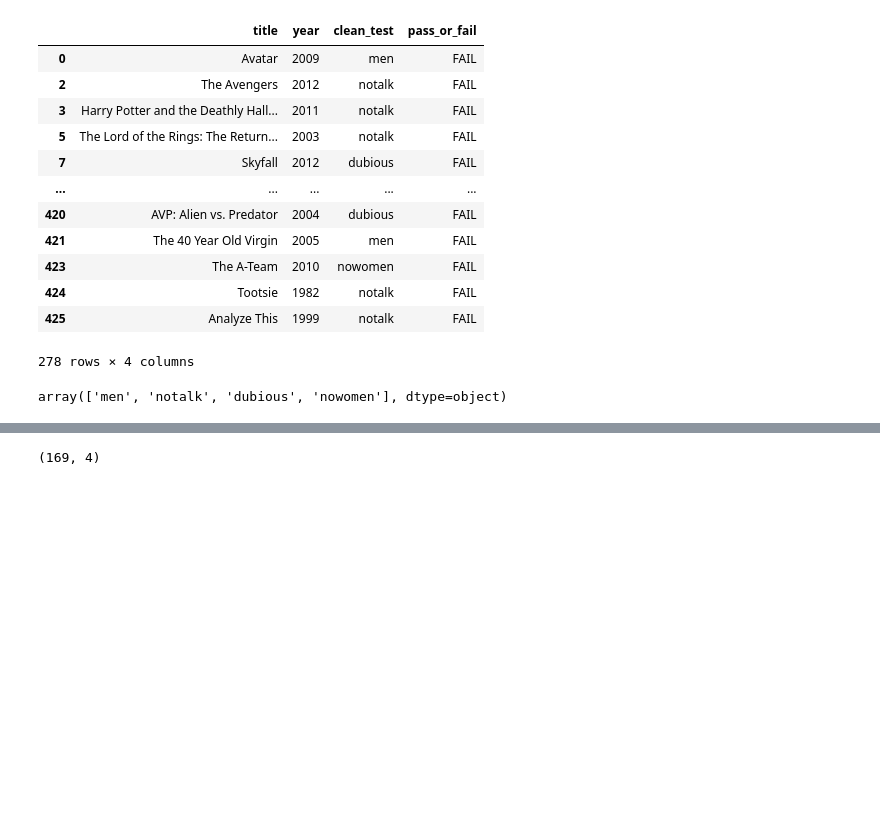
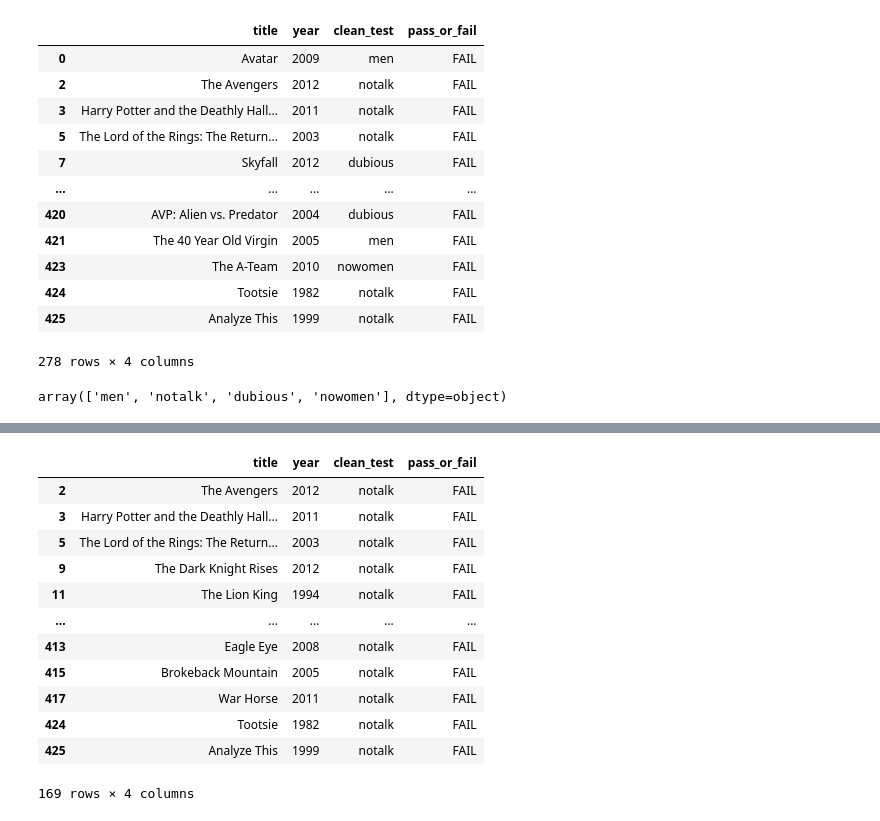
Before and after one commit to Slmudd02/Bechdel_Test, a Jupyter notebook: Bechdel_test_project-checkpoint.ipynb, the cells around one changed output, grey strips where cells are left out. Cells and saved outputs as stored; diff of their text form; code cells hidden in the pictures; blank space fills up the shorter version.

```diff
--- a/Bechdel_test_project-checkpoint.ipynb
+++ b/Bechdel_test_project-checkpoint.ipynb
@@ -225,7 +271,19 @@ men.shape
 # %%
 notalk = failed.loc[failed.clean_test == 'notalk',:]
-notalk.shape
+notalk
 # %% [output]
+|  | title | year | clean_test | pass_or_fail |
+| 2 | The Avengers | 2012 | notalk | FAIL |
+| 3 | Harry Potter and the Deathly Hall... | 2011 | notalk | FAIL |
+| 5 | The Lord of the Rings: The Return... | 2003 | notalk | FAIL |
+| 9 | The Dark Knight Rises | 2012 | notalk | FAIL |
+| 11 | The Lion King | 1994 | notalk | FAIL |
+| ... | ... | ... | ... | ... |
+| 413 | Eagle Eye | 2008 | notalk | FAIL |
+| 415 | Brokeback Mountain | 2005 | notalk | FAIL |
+| 417 | War Horse | 2011 | notalk | FAIL |
+| 424 | Tootsie | 1982 | notalk | FAIL |
+| 425 | Analyze This | 1999 | notalk | FAIL |
-(169, 4)
+169 rows × 4 columns
 # %%
 nowomen = failed.loc[failed.clean_test == 'nowomen',:]
```
Also changed, not shown: parts of 14 cells of this notebook, 1 other file.
